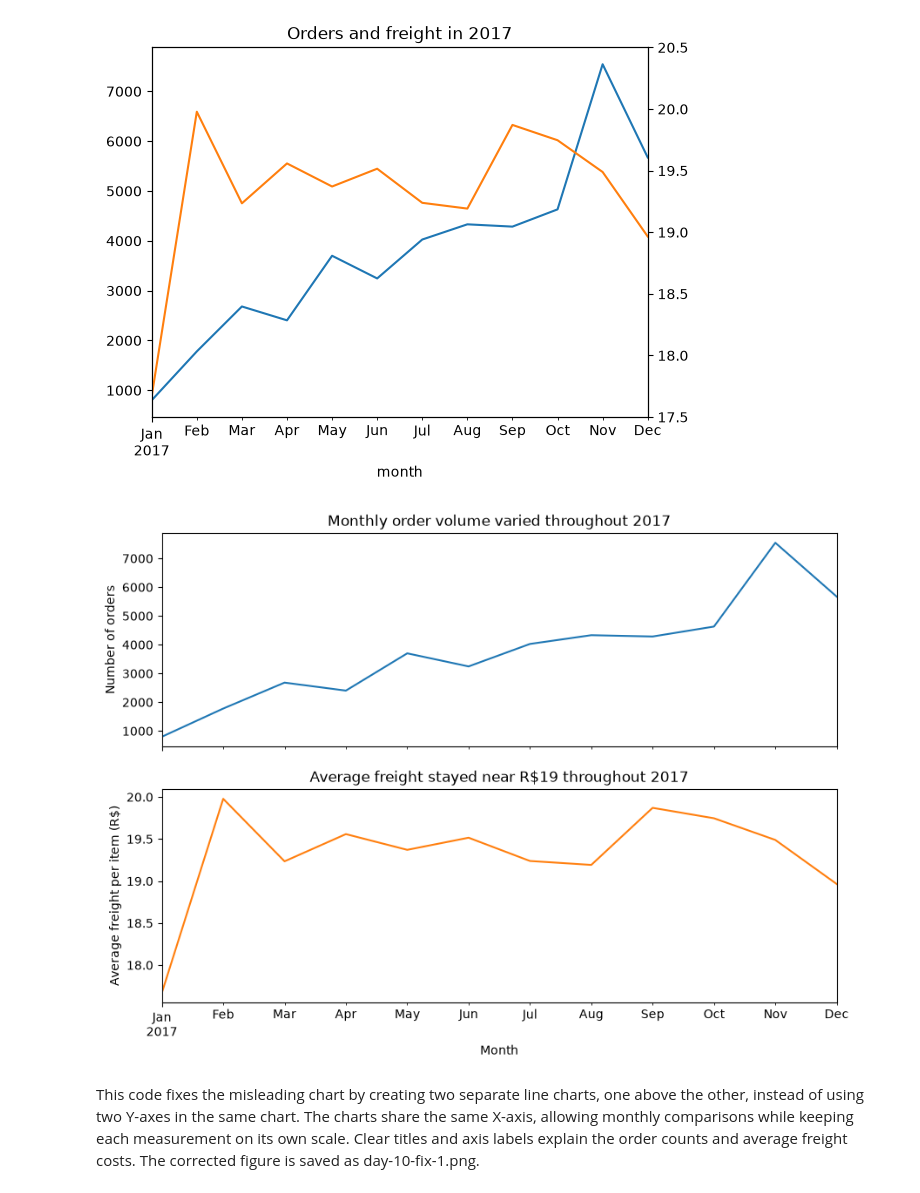
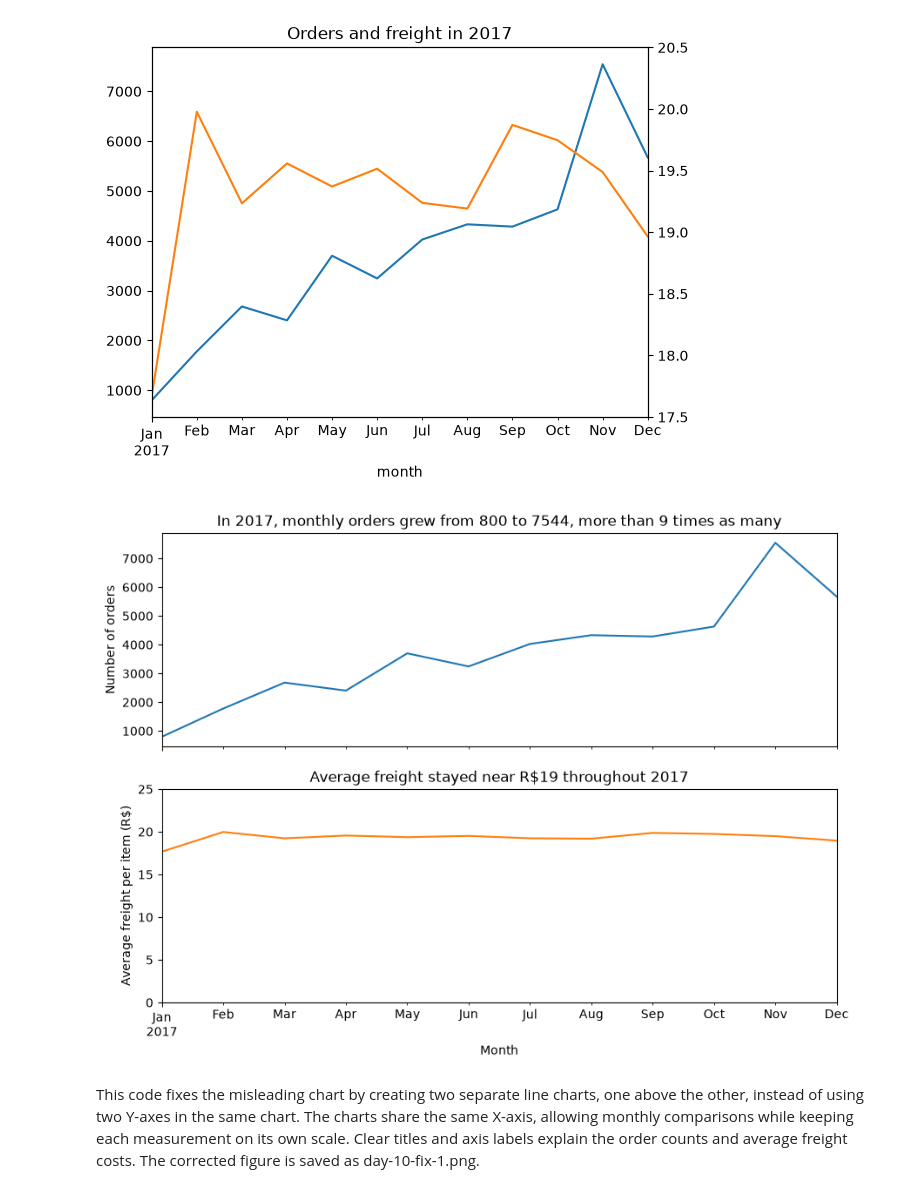
Before and after one commit to anooswajeeh2004/analytics-portfolio, a Jupyter notebook: notebooks/day-10-charts.ipynb, the cells around one changed output. Drawn from its saved outputs; the diff is of its cells as text; code cells hidden in the pictures.

```diff
--- a/notebooks/day-10-charts.ipynb
+++ b/notebooks/day-10-charts.ipynb
@@ -319,23 +319,24 @@ plt.show()
 # %%
 #fix-1
 fig, (orders_ax, freight_ax) = plt.subplots(
     2, 1, figsize=(10, 7), sharex=True
 )
 
 monthly_2017["orders"].plot(ax=orders_ax, color="tab:blue")
-orders_ax.set_title("Monthly order volume varied throughout 2017")
+orders_ax.set_title("In 2017, monthly orders grew from 800 to 7544, more than 9 times as many")
 orders_ax.set_ylabel("Number of orders")
 
 monthly_2017["freight"].plot(ax=freight_ax, color="tab:orange")
 freight_ax.set_title("Average freight stayed near R$19 throughout 2017")
 freight_ax.set_ylabel("Average freight per item (R$)")
 freight_ax.set_xlabel("Month")
+freight_ax.set_ylim(0, 25)
 
 fig.savefig(FIGURES / "day-10-fix-1.png", bbox_inches="tight")
 
 plt.show()
 # %% [output]
-[figure, old version]
+[figure, new version]
 # %% [markdown]
 This code fixes the misleading chart by creating two separate line charts, one above the other, instead of using two Y-axes in the same chart. The charts share the same X-axis, allowing monthly comparisons while keeping each measurement on its own scale. Clear titles and axis labels explain the order counts and average freight costs. The corrected figure is saved as day-10-fix-1.png.
 # %% [markdown]
```
Also changed, not shown: parts of 2 cells of this notebook, 2 other files.
